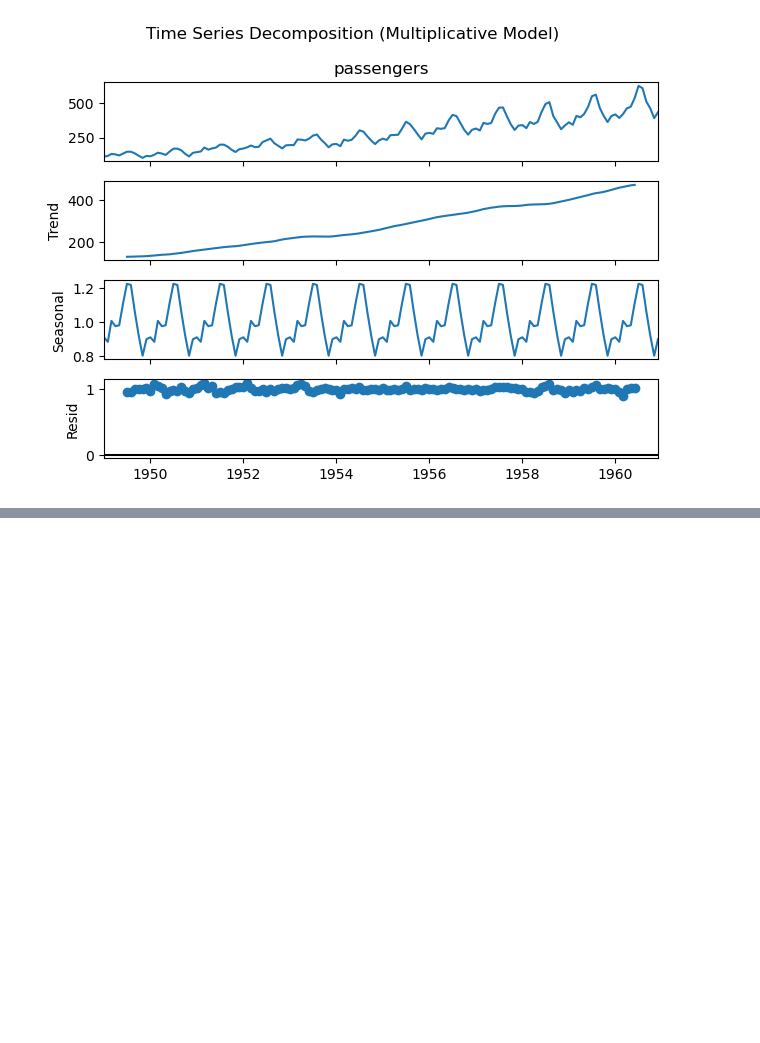
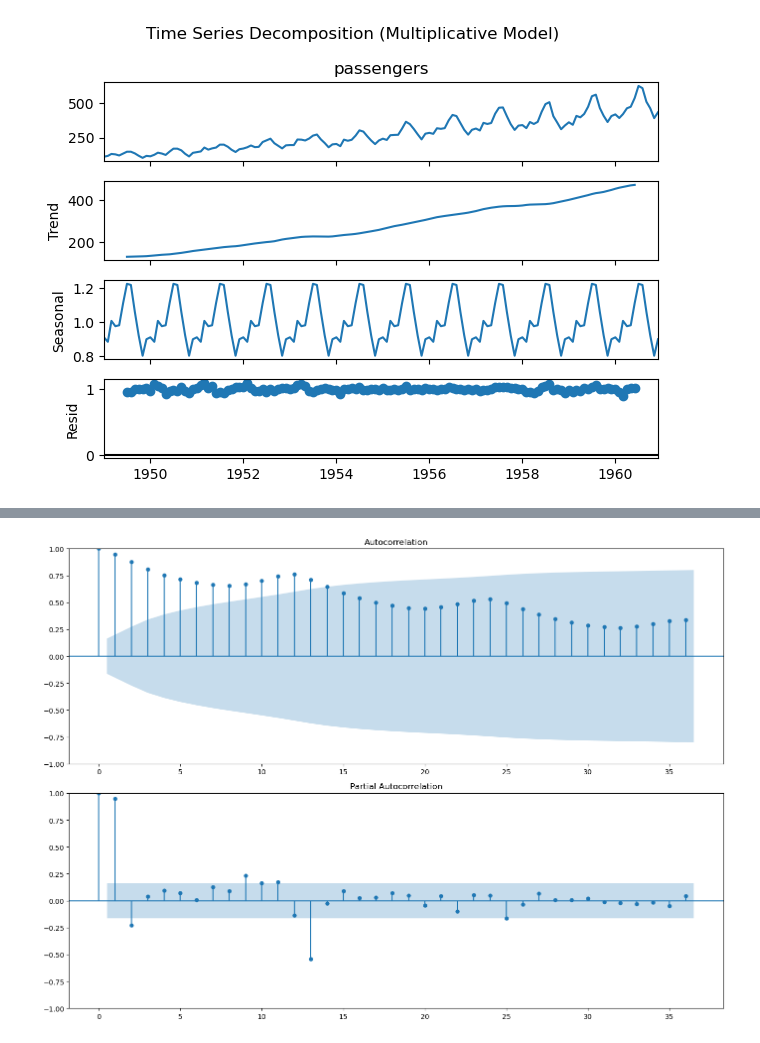
Before and after one commit to H0wl3r2001/EDA_FeatureEngineering, a Jupyter notebook: Full_EDA_FeatureEngineering/stockDataset_EDA.ipynb, the cells around one changed output, grey strips where cells are left out. Cells and saved outputs as stored; diff of their text form; code cells hidden in the pictures; blank space fills up the shorter version.

Commit message:
acf and pacf

```diff
--- a/Full_EDA_FeatureEngineering/stockDataset_EDA.ipynb
+++ b/Full_EDA_FeatureEngineering/stockDataset_EDA.ipynb
@@ -101,0 +113,9 @@ plt.show()
+# %%
+# ACF and PACF plots
+fig, (ax1, ax2) = plt.subplots(2, 1, figsize=(14, 10))
+plot_acf(flights['passengers'], lags=36, ax=ax1)
+plot_pacf(flights['passengers'], lags=36, ax=ax2)
+plt.tight_layout()
+plt.show()
+# %% [output]
+[figure, added]
```
Also changed, not shown: parts of 2 cells of this notebook.
